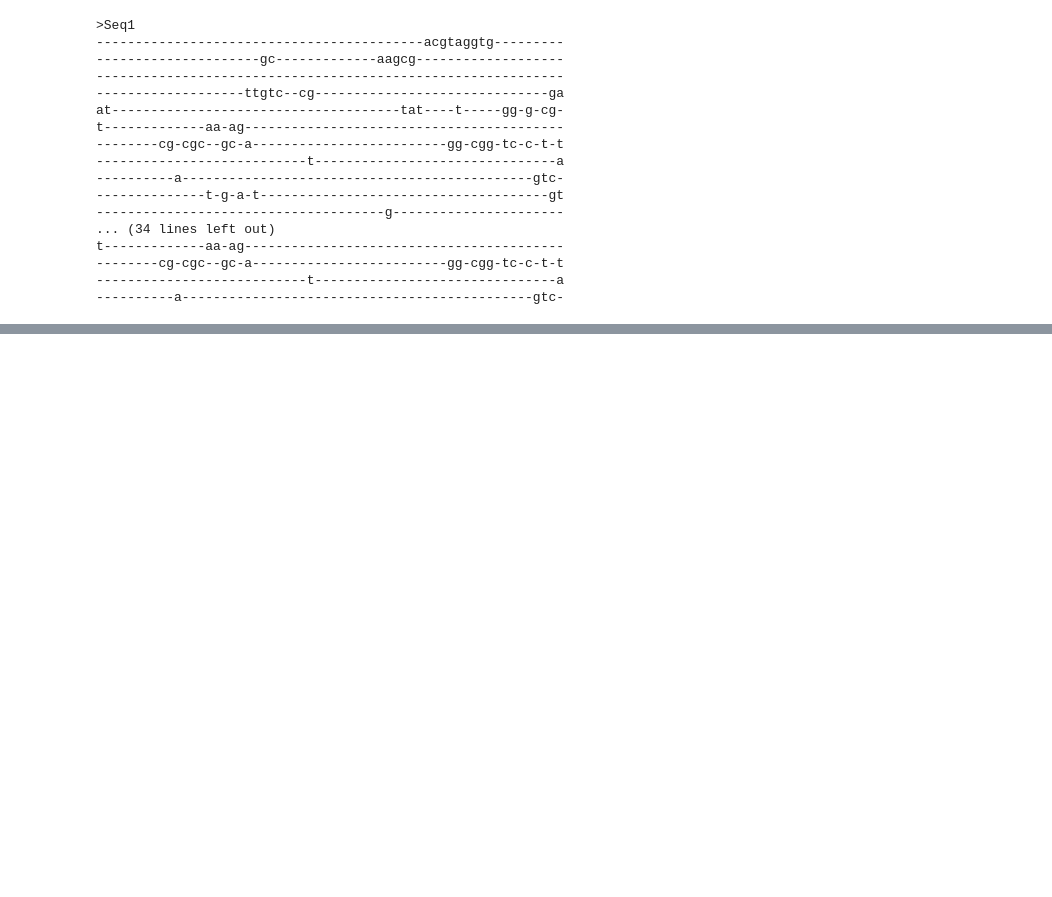
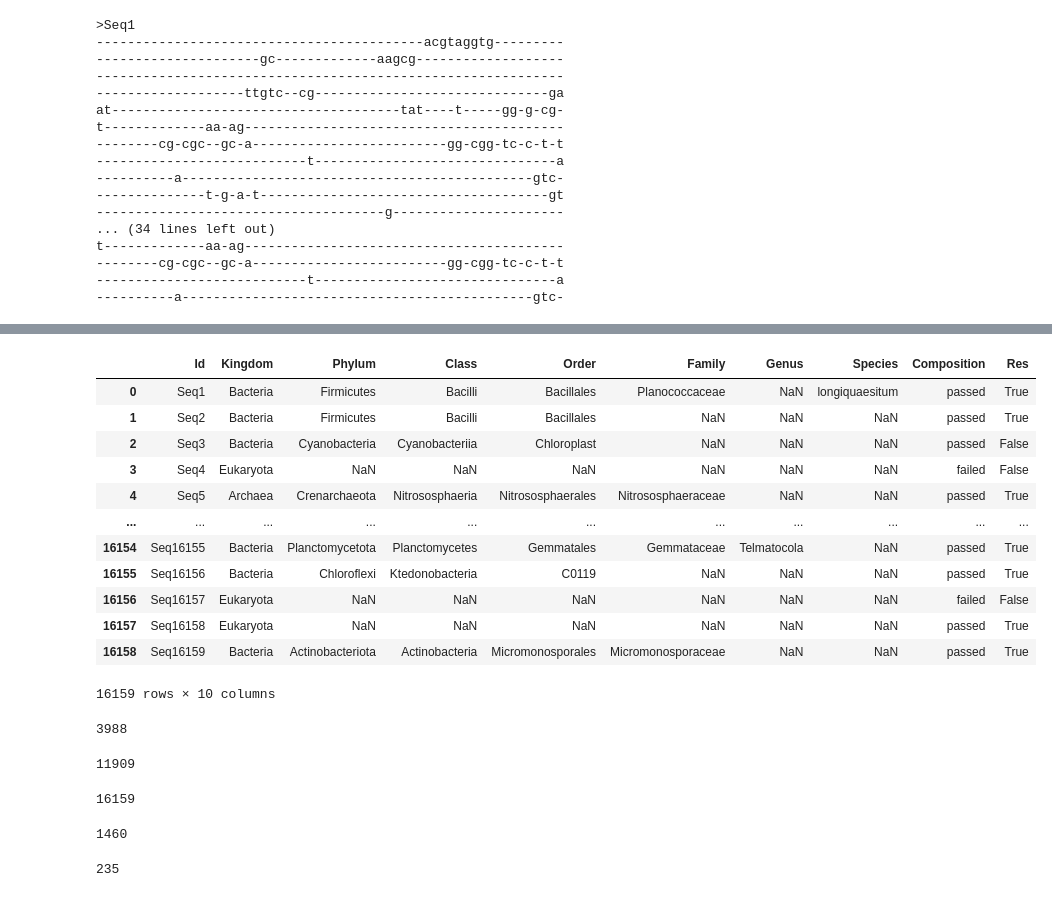
Before and after one commit to crabron/ARRIAM, a Jupyter notebook: align.ipynb, the cells around one changed output, grey strips where cells are left out. Cells and saved outputs as stored; diff of their text form; code cells hidden in the pictures; blank space fills up the shorter version.

```diff
--- a/align.ipynb
+++ b/align.ipynb
@@ -99,0 +151,3 @@ writeXStringSet(alignment, file="al_d_2.fasta")
+# %%
+df = pd.read_csv("iqtee_chi_al1_1.tsv", delimiter='\t', header = None)
+df
@@ -99,0 +168,5 @@ writeXStringSet(alignment, file="al_d_2.fasta")
+# %%
+df.columns = ['somenumber', 'Id', 'Gap_Ambiguity', 'Composition', 'p-value']
+# df_filt = df.query('Composition =="passed"')
+df_filt = df[['Id', 'Composition']]
+df_filt
@@ -99,0 +189,44 @@ writeXStringSet(alignment, file="al_d_2.fasta")
+# %%
+df_taxa = pd.read_csv("taxa.txt", delimiter='\t')
+df_taxa = df_taxa.rename(columns={"Unnamed: 0":"Id"})
+df_mix = df_taxa.merge(df_filt, on='Id')
+df_mix['Res'] = np.where(((df_mix['Composition']=="failed") |
+                            (df_mix['Order']=="Chloroplast") |
+                            (df_mix['Family']=="Mitochondria")) ,False, True)
+df_mix
+# %% [output]
+|  | Id | Kingdom | Phylum | Class | Order | Family | Genus | Species | Composition | Res |
+| 0 | Seq1 | Bacteria | Firmicutes | Bacilli | Bacillales | Planococcaceae | NaN | longiquaesitum | passed | True |
+| 1 | Seq2 | Bacteria | Firmicutes | Bacilli | Bacillales | NaN | NaN | NaN | passed | True |
+| 2 | Seq3 | Bacteria | Cyanobacteria | Cyanobacteriia | Chloroplast | NaN | NaN | NaN | passed | False |
+| 3 | Seq4 | Eukaryota | NaN | NaN | NaN | NaN | NaN | NaN | failed | False |
+| 4 | Seq5 | Archaea | Crenarchaeota | Nitrososphaeria | Nitrososphaerales | Nitrososphaeraceae | NaN | NaN | passed | True |
+| ... | ... | ... | ... | ... | ... | ... | ... | ... | ... | ... |
+| 16154 | Seq16155 | Bacteria | Planctomycetota | Planctomycetes | Gemmatales | Gemmataceae | Telmatocola | NaN | passed | True |
+| 16155 | Seq16156 | Bacteria | Chloroflexi | Ktedonobacteria | C0119 | NaN | NaN | NaN | passed | True |
+| 16156 | Seq16157 | Eukaryota | NaN | NaN | NaN | NaN | NaN | NaN | failed | False |
+| 16157 | Seq16158 | Eukaryota | NaN | NaN | NaN | NaN | NaN | NaN | passed | True |
+| 16158 | Seq16159 | Bacteria | Actinobacteriota | Actinobacteria | Micromonosporales | Micromonosporaceae | NaN | NaN | passed | True |
+16159 rows × 10 columns
+# %%
+len(df_filt.query('Composition == "failed"'))
+# %% [output]
+3988
+# %%
+len(df_mix.query('Res == True'))
+# %% [output]
+11909
+# %%
+len(df_taxa)
+# %% [output]
+16159
+# %%
+df_taxa['Phylum'].isna().sum()
+# df_taxa.groupby(['Phylum']).Id.count()
+# %% [output]
+1460
+# %%
+# df_taxa.groupby(['Kingdom']).Id.count()
+df_taxa['Kingdom'].isna().sum()
+# %% [output]
+235
```
Also changed, not shown: parts of 15 cells of this notebook.
